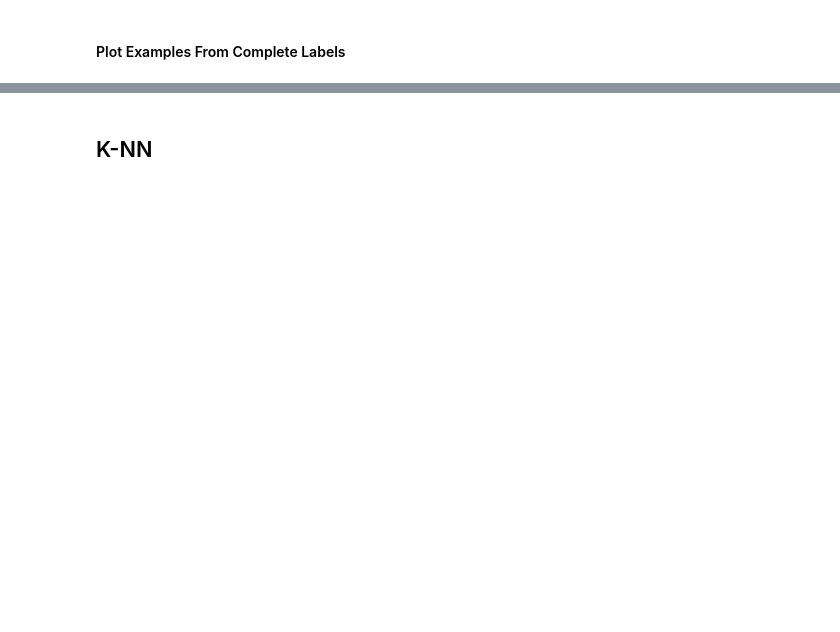
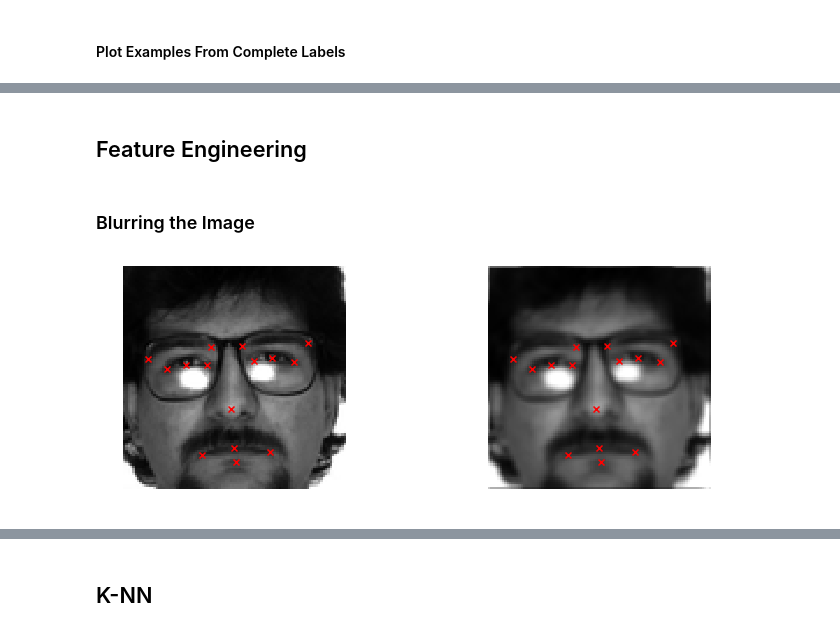
Before and after one commit to cgutwein/facial-keypoints-recognition, a Jupyter notebook: final_object.ipynb, the cells around one changed output, grey strips where cells are left out. Saved outputs shown, nothing was run; the diff lists cells and outputs as text; code cells hidden in the pictures; blank space fills up the shorter version.

```diff
--- a/final_object.ipynb
+++ b/final_object.ipynb
@@ -151,0 +159,11 @@ for n in range(1, 7):
+# %% [markdown]
+## Feature Engineering
+# %% [markdown]
+### Blurring the Image
+# %%
+plt.subplot(2, 2, 1)
+self.plot_example(self.train_data[1], self.train_labels[1], legend=False)
+plt.subplot(2, 2, 2)
+self.plot_example(self.blur_data(self.train_data)[1], self.train_labels[1], legend=False)
+# %% [output]
+[figure, added]
```
Also changed, not shown: parts of 52 cells of this notebook.
